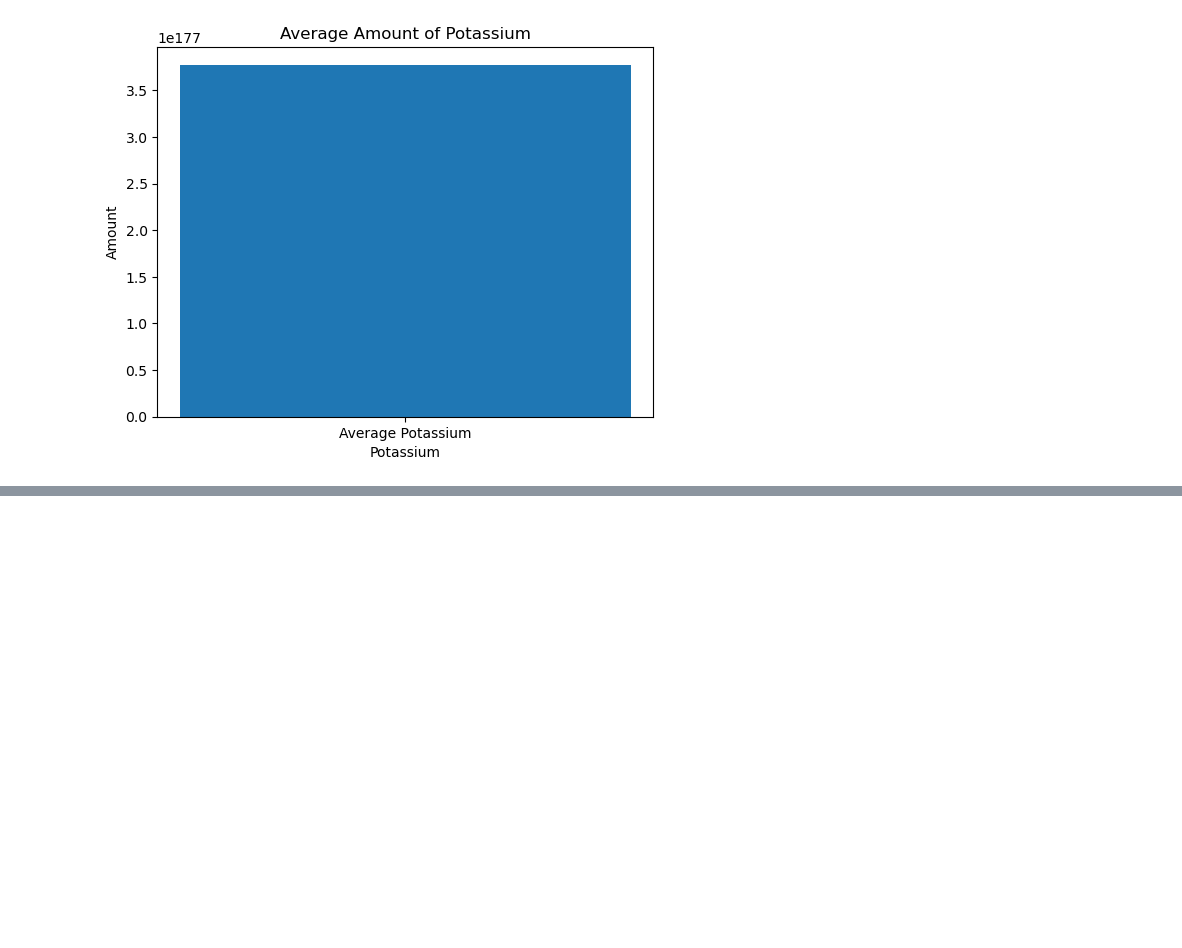
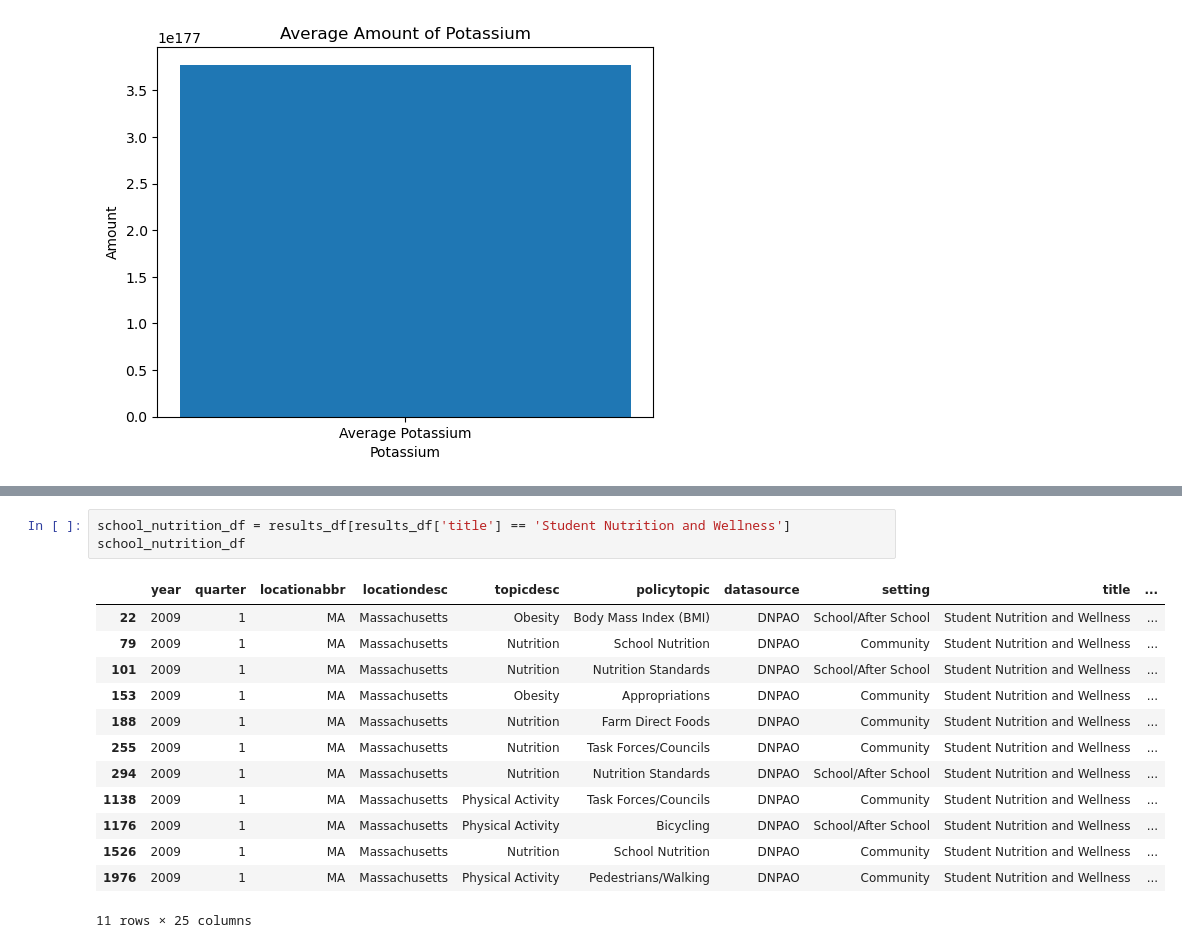
Before and after one commit to HardoModo/Dev10-Capstone, a Jupyter notebook: Janeel/Food_nutrient.ipynb, the cells around one changed output, grey strips where cells are left out. Saved outputs shown, nothing was run; the diff lists cells and outputs as text; blank space fills up the shorter version.

```diff
--- a/Janeel/Food_nutrient.ipynb
+++ b/Janeel/Food_nutrient.ipynb
@@ -813,0 +928,17 @@ df2
+# %%
+school_nutrition_df = results_df[results_df['title'] == 'Student Nutrition and Wellness']
+school_nutrition_df
+# %% [output]
+|  | year | quarter | locationabbr | locationdesc | topicdesc | policytopic | datasource | setting | title | ... |
+| 22 | 2009 | 1 | MA | Massachusetts | Obesity | Body Mass Index (BMI) | DNPAO | School/After School | Student Nutrition and Wellness | ... |
+| 79 | 2009 | 1 | MA | Massachusetts | Nutrition | School Nutrition | DNPAO | Community | Student Nutrition and Wellness | ... |
+| 101 | 2009 | 1 | MA | Massachusetts | Nutrition | Nutrition Standards | DNPAO | School/After School | Student Nutrition and Wellness | ... |
+| 153 | 2009 | 1 | MA | Massachusetts | Obesity | Appropriations | DNPAO | Community | Student Nutrition and Wellness | ... |
+| 188 | 2009 | 1 | MA | Massachusetts | Nutrition | Farm Direct Foods | DNPAO | Community | Student Nutrition and Wellness | ... |
+| 255 | 2009 | 1 | MA | Massachusetts | Nutrition | Task Forces/Councils | DNPAO | Community | Student Nutrition and Wellness | ... |
+| 294 | 2009 | 1 | MA | Massachusetts | Nutrition | Nutrition Standards | DNPAO | School/After School | Student Nutrition and Wellness | ... |
+| 1138 | 2009 | 1 | MA | Massachusetts | Physical Activity | Task Forces/Councils | DNPAO | Community | Student Nutrition and Wellness | ... |
+| 1176 | 2009 | 1 | MA | Massachusetts | Physical Activity | Bicycling | DNPAO | School/After School | Student Nutrition and Wellness | ... |
+| 1526 | 2009 | 1 | MA | Massachusetts | Nutrition | School Nutrition | DNPAO | Community | Student Nutrition and Wellness | ... |
+| 1976 | 2009 | 1 | MA | Massachusetts | Physical Activity | Pedestrians/Walking | DNPAO | Community | Student Nutrition and Wellness | ... |
+11 rows × 25 columns
```
Also changed, not shown: parts of 37 cells of this notebook, 1 other file.
